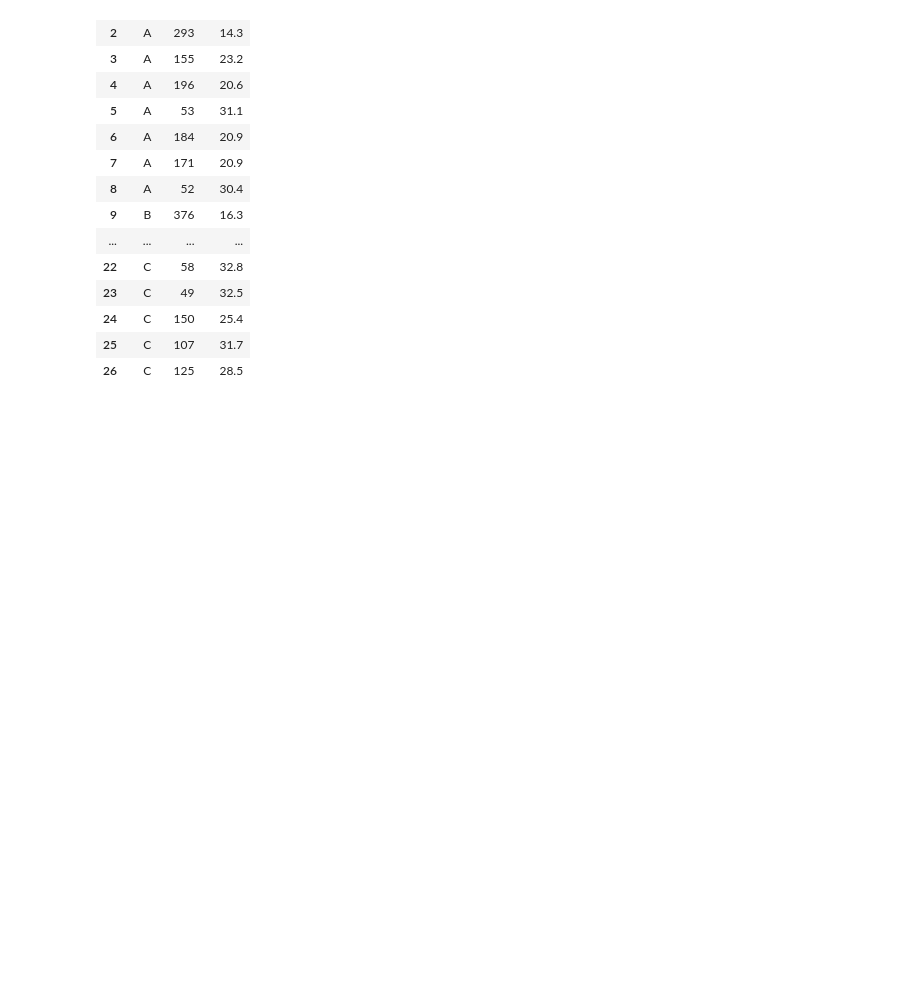
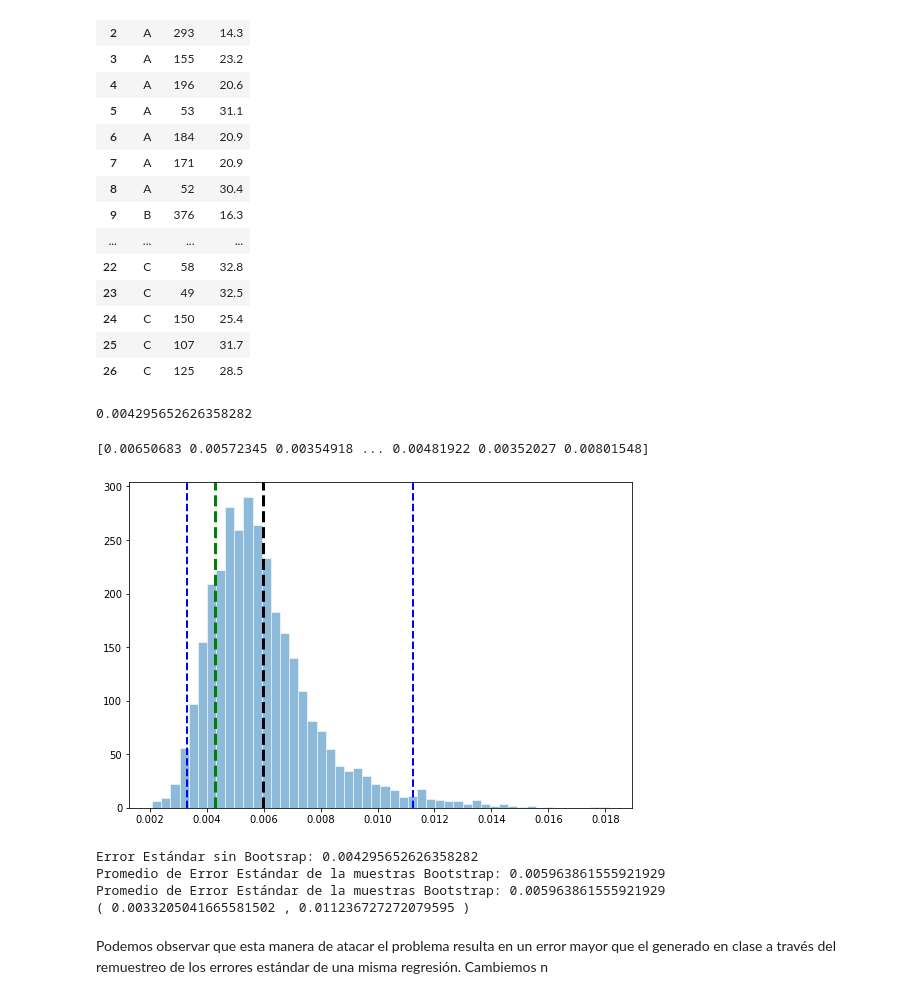
Before and after one commit to ArathReyes/Seminario-ML-DS, a Jupyter notebook: Tarea 1.ipynb, the cells around one changed output. Cells and saved outputs as stored; diff of their text form; code cells hidden in the pictures; blank space fills up the shorter version.

```diff
--- a/Tarea 1.ipynb
+++ b/Tarea 1.ipynb
@@ -283,3 +292,66 @@ bd_horm
 | 24 | C | 150 | 25.4 |
 | 25 | C | 107 | 31.7 |
 | 26 | C | 125 | 28.5 |
+# %%
+reg = linear_model.LinearRegression()
+# %%
+X = bd_horm[["horas"]]
+y = bd_horm[["monto"]]
+reg.fit(X,y)
+Y_pred = reg.predict(X)
+y_estim=Y_pred.reshape(-1)
+x=X.to_numpy().reshape(-1)
+y_real=y.to_numpy()
+y_real=y_real.reshape(-1)
+n=len(y_real)
+residual=y_real-y_estim
+den=sum((x-np.mean(x))**2)
+num=sum(residual**2)/(n)
+err_reg_completa=np.sqrt(num/den)
+err_reg_completa
+# %% [output]
+0.004295652626358282
+# %%
+#Seleccionamos aleatoriamente n=15 muestras
+sims=3200
+errores=np.zeros(sims)
+for  i in range(0,sims):
+    horm_random=bd_horm.sample(n=15,replace=True)
+    X = horm_random[["horas"]]
+    y = horm_random[["monto"]]
+    reg.fit(X, y)
+    Y_pred = reg.predict(X)
+    y_estim=Y_pred.reshape(-1)
+    x=X.to_numpy().reshape(-1)
+    y_real=y.to_numpy()
+    y_real=y_real.reshape(-1)
+    n=len(y_real)
+    residual=y_real-y_estim
+    den=sum((x-np.mean(x))**2)
+    num=sum(residual**2)/(n)
+    err_reg=np.sqrt(num/den)
+    errores[i]=err_reg
+print(errores)
+# %% [output]
+[0.00650683 0.00572345 0.00354918 ... 0.00481922 0.00352027 0.00801548]
+# %%
+fig, ax = plt.subplots(figsize=(9,6))
+hist(errores,bins=50,alpha=0.5,edgecolor="white",label="Error estándar Boostrap")
+axvline(x=err_reg_completa,color='green', linestyle='--',linewidth=3,label="Error Estándar de b_1 con regresión$")
+axvline(x=np.mean(errores),color='black', linestyle='--',linewidth=3,label="Promedio error estándar de b_1 con  Boostrap$")
+
+axvline(percentile(errores,2.5),color="blue",linestyle="--",linewidth=2)
+axvline(percentile(errores,97.5),color="blue",linestyle="--",linewidth=2)
+show()
+print("Error Estándar sin Bootsrap:", err_reg_completa)
+print("Promedio de Error Estándar de la muestras Bootstrap:", np.mean(errores))
+print("Promedio de Error Estándar de la muestras Bootstrap:", np.mean(errores))
+print("(", percentile(errores,2.5),",",percentile(errores,97.5),")")
+# %% [output]
+[figure, added]
+Error Estándar sin Bootsrap: 0.004295652626358282
+Promedio de Error Estándar de la muestras Bootstrap: 0.005963861555921929
+Promedio de Error Estándar de la muestras Bootstrap: 0.005963861555921929
+( 0.0033205041665581502 , 0.011236727272079595 )
+# %% [markdown]
+Podemos observar que esta manera de atacar el problema resulta en un error mayor que el generado en clase a través del remuestreo de los errores estándar de una misma regresión. Cambiemos n
```
Also changed, not shown: parts of 18 cells of this notebook.
